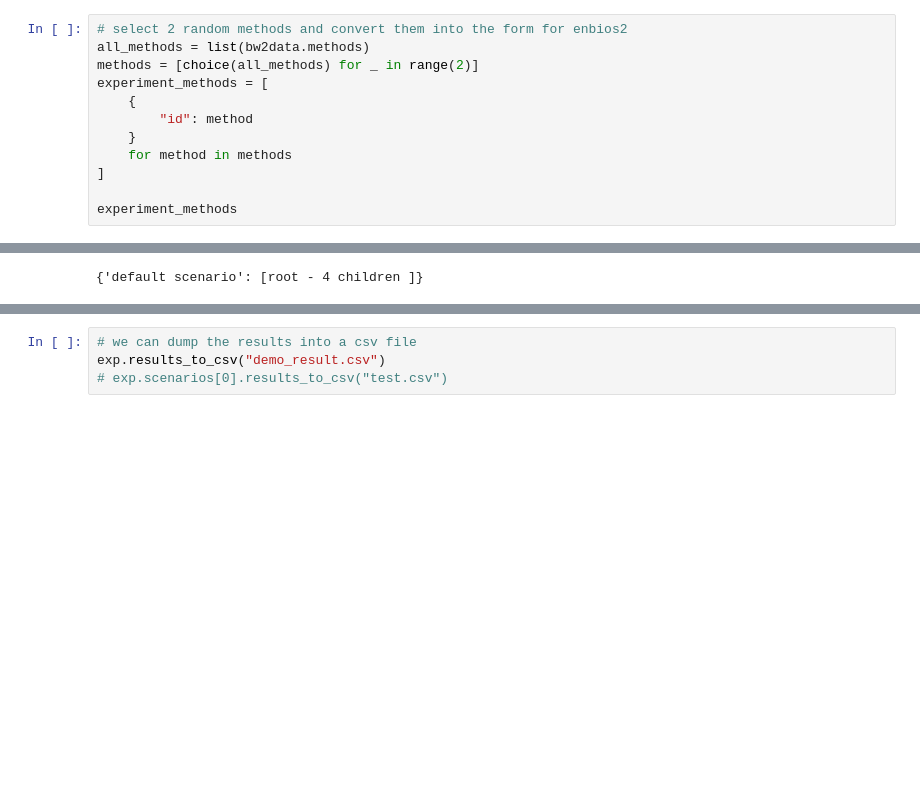
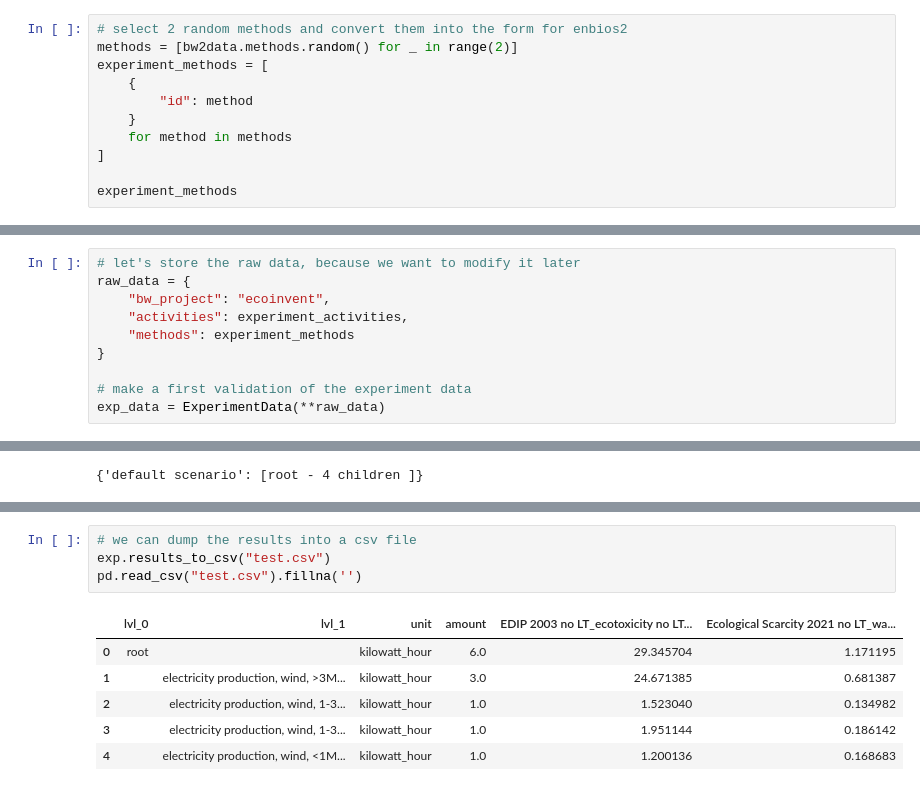
Before and after one commit to LIVENlab/enbios, a Jupyter notebook: enbios2/demos/intro.ipynb, the cells around one changed output, grey strips where cells are left out. Drawn from its saved outputs; the diff is of its cells as text; blank space fills up the shorter version.

```diff
--- a/enbios2/demos/intro.ipynb
+++ b/enbios2/demos/intro.ipynb
@@ -60,8 +64,7 @@ experiment_activities
    'code': '72cc067e1f4093c2e4c6ac9bdc93d844'}}]
 # %%
 # select 2 random methods and convert them into the form for enbios2
-all_methods = list(bw2data.methods)
-methods = [choice(all_methods) for _ in range(2)]
+methods = [bw2data.methods.random() for _ in range(2)]
 experiment_methods = [
     {
         "id": method
@@ -85,3 +81,13 @@ exp_data = ExperimentData(
+# %%
+# let's store the raw data, because we want to modify it later
+raw_data = {
+    "bw_project": "ecoinvent",
+    "activities": experiment_activities,
+    "methods": experiment_methods
+}
+
+# make a first validation of the experiment data
+exp_data = ExperimentData(**raw_data)
 # %%
 # create a experiment object. This will validate the activities, their outputs, the methods and the scenarios.
 exp: Experiment = Experiment(exp_data)
@@ -140,7 +149,14 @@ ScenarioResultNodeData(output=('kilowatt_hour', 1.0), results={'EDIP 2003_non-re
 ---
 # %%
 # we can dump the results into a csv file
-exp.results_to_csv("demo_result.csv")
-# exp.scenarios[0].results_to_csv("test.csv")
+exp.results_to_csv("test.csv")
+pd.read_csv("test.csv").fillna('')
+# %% [output]
+|  | lvl_0 | lvl_1 | unit | amount | EDIP 2003 no LT_ecotoxicity no LT... | Ecological Scarcity 2021 no LT_wa... |
+| 0 | root |  | kilowatt_hour | 6.0 | 29.345704 | 1.171195 |
+| 1 |  | electricity production, wind, >3M... | kilowatt_hour | 3.0 | 24.671385 | 0.681387 |
+| 2 |  | electricity production, wind, 1-3... | kilowatt_hour | 1.0 | 1.523040 | 0.134982 |
+| 3 |  | electricity production, wind, 1-3... | kilowatt_hour | 1.0 | 1.951144 | 0.186142 |
+| 4 |  | electricity production, wind, <1M... | kilowatt_hour | 1.0 | 1.200136 | 0.168683 |
 # %%
 exp.scenarios[0].result_to_dict()
```
Also changed, not shown: parts of 26 cells of this notebook, 9 other files.
